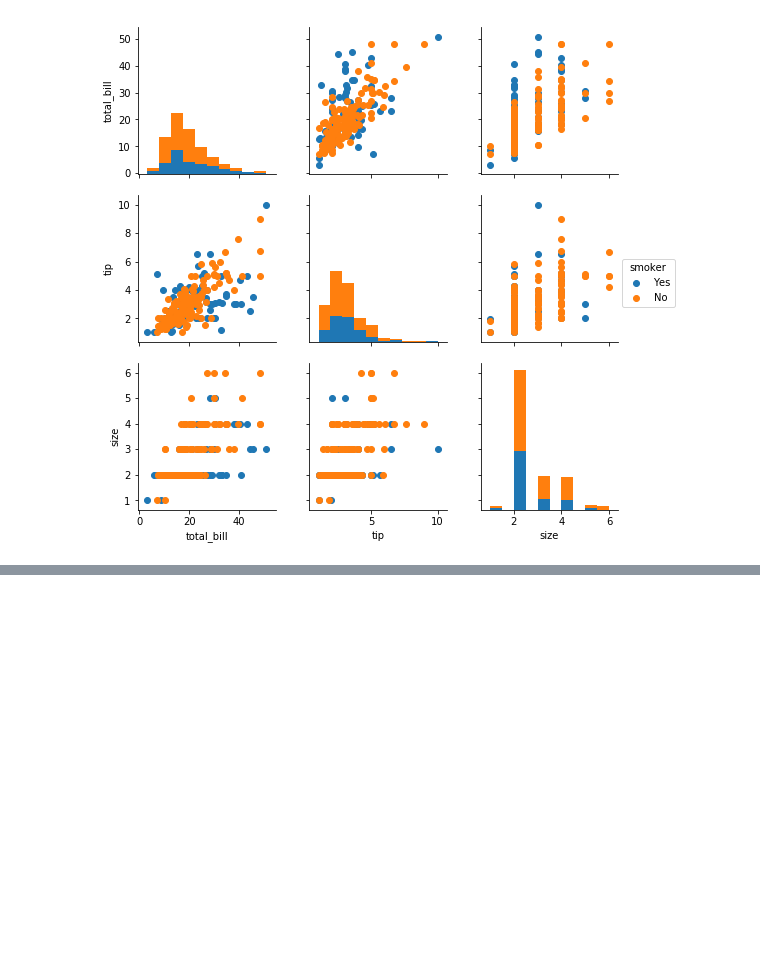
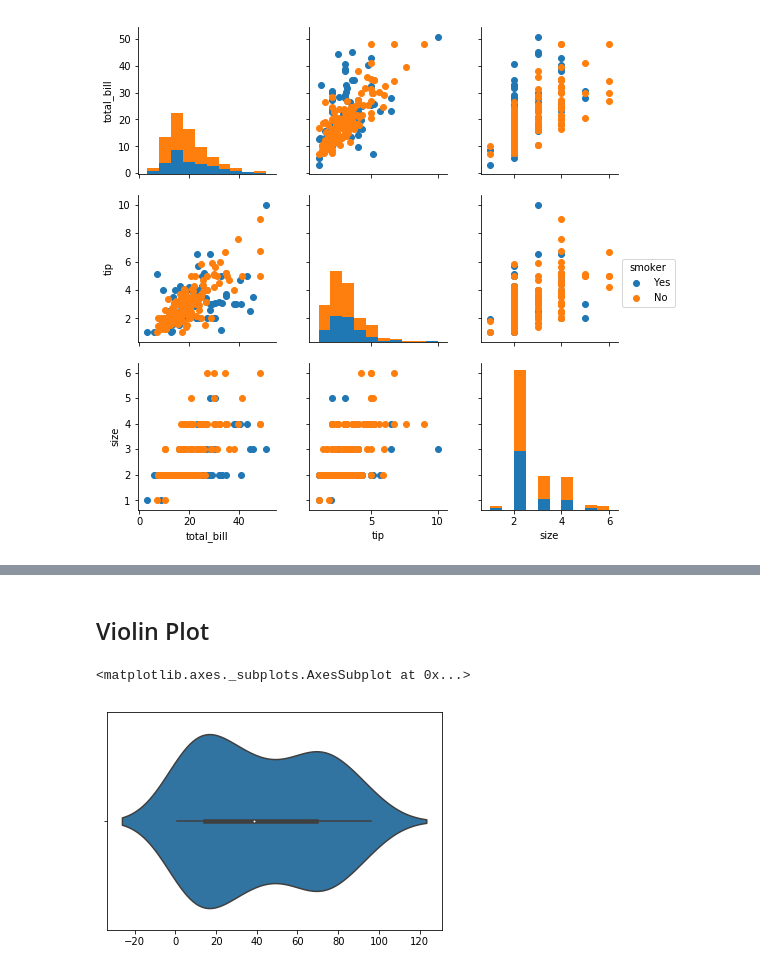
Before and after one commit to jaspajjr/pydata-visualisation, a Jupyter notebook: seaborn-plotting.ipynb, the cells around one changed output, grey strips where cells are left out. Drawn from its saved outputs; the diff is of its cells as text; code cells hidden in the pictures; blank space fills up the shorter version.

```diff
--- a/seaborn-plotting.ipynb
+++ b/seaborn-plotting.ipynb
@@ -170,0 +185,7 @@ g.add_legend();
+# %% [markdown]
+## Violin Plot
+# %%
+sns.violinplot(df)
+# %% [output]
+<matplotlib.axes._subplots.AxesSubplot at 0x...>
+[figure, added]
```
Also changed, not shown: parts of 4 cells of this notebook.
